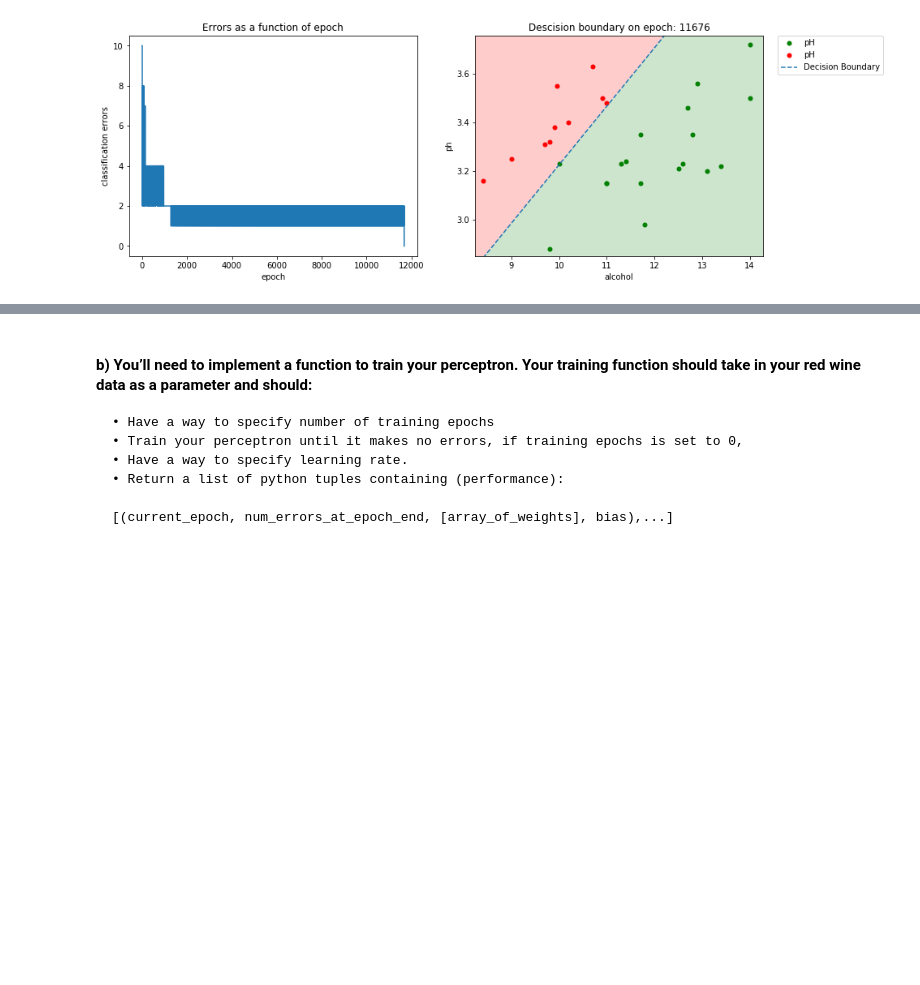
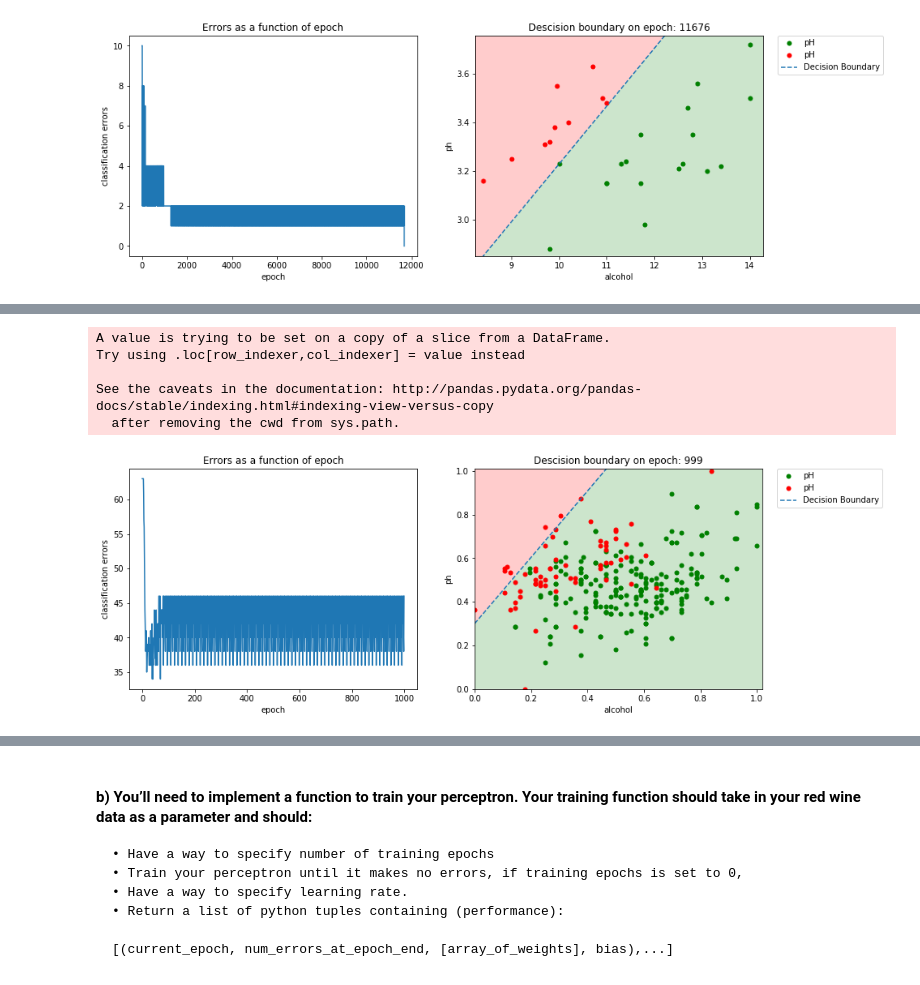
Before and after one commit to VoronaMV/ft_sommilier, a Jupyter notebook: ft_sommilier.ipynb, the cells around one changed output, grey strips where cells are left out. Drawn from its saved outputs; the diff is of its cells as text; code cells hidden in the pictures; blank space fills up the shorter version.

```diff
--- a/ft_sommilier.ipynb
+++ b/ft_sommilier.ipynb
@@ -262,0 +276,21 @@ result_data[-1]
+# %%
+
+dataset = red_wine_data[(red_wine_data['quality'] >=7) | (red_wine_data['quality'] <= 4)]
+quality_col = dataset['quality']
+dataset['y'] = dataset.apply(lambda data: 1.0 if data['quality'] >= 7 else 0.0, axis=1)
+dataset = dataset[['alcohol', 'pH', 'y']]
+
+dataset = (dataset-dataset.min())/(dataset.max()-dataset.min())
+
+p = Perseptron(0.01, 1000, dataset.values)
+result_data = p.train_perceptron()
+
+dataset['quality'] = quality_col
+plot_perfomance(result_data, dataset, 7, 4, epoch=-1)
+# %% [output]
+A value is trying to be set on a copy of a slice from a DataFrame.
+Try using .loc[row_indexer,col_indexer] = value instead
+
+See the caveats in the documentation: http://pandas.pydata.org/pandas-docs/stable/indexing.html#indexing-view-versus-copy
+  after removing the cwd from sys.path.
+[figure, added]
```
Also changed, not shown: parts of 7 cells of this notebook.
